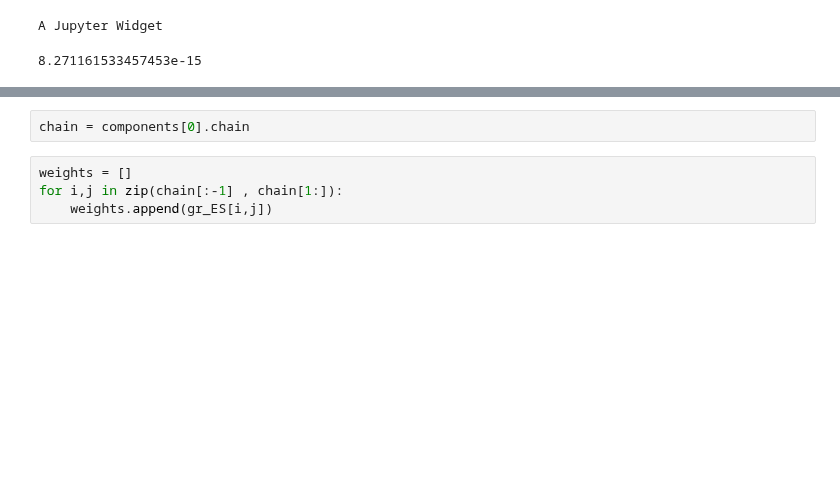
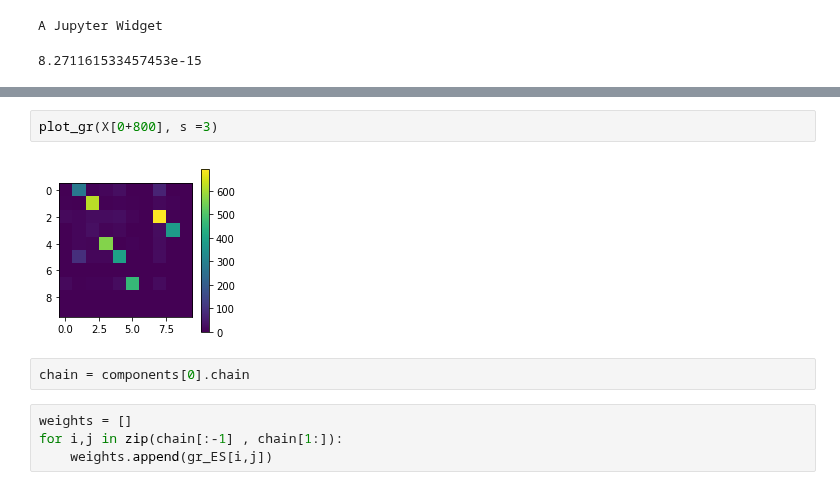
Before and after one commit to rykachevskiy/CRISPR, a Jupyter notebook: Graph_to_chains/hamiltonian path.ipynb, the cells around one changed output, grey strips where cells are left out. Cells and saved outputs as stored; diff of their text form; blank space fills up the shorter version.

```diff
--- a/Graph_to_chains/hamiltonian path.ipynb
+++ b/Graph_to_chains/hamiltonian path.ipynb
@@ -220,3 +240,7 @@ loss / 200
+# %%
+plot_gr(X[0+800], s =3)
+# %% [output]
+[figure, added]
 # %%
 chain = components[0].chain
 # %%
```
Also changed, not shown: parts of 3 cells of this notebook, 6 other files.
